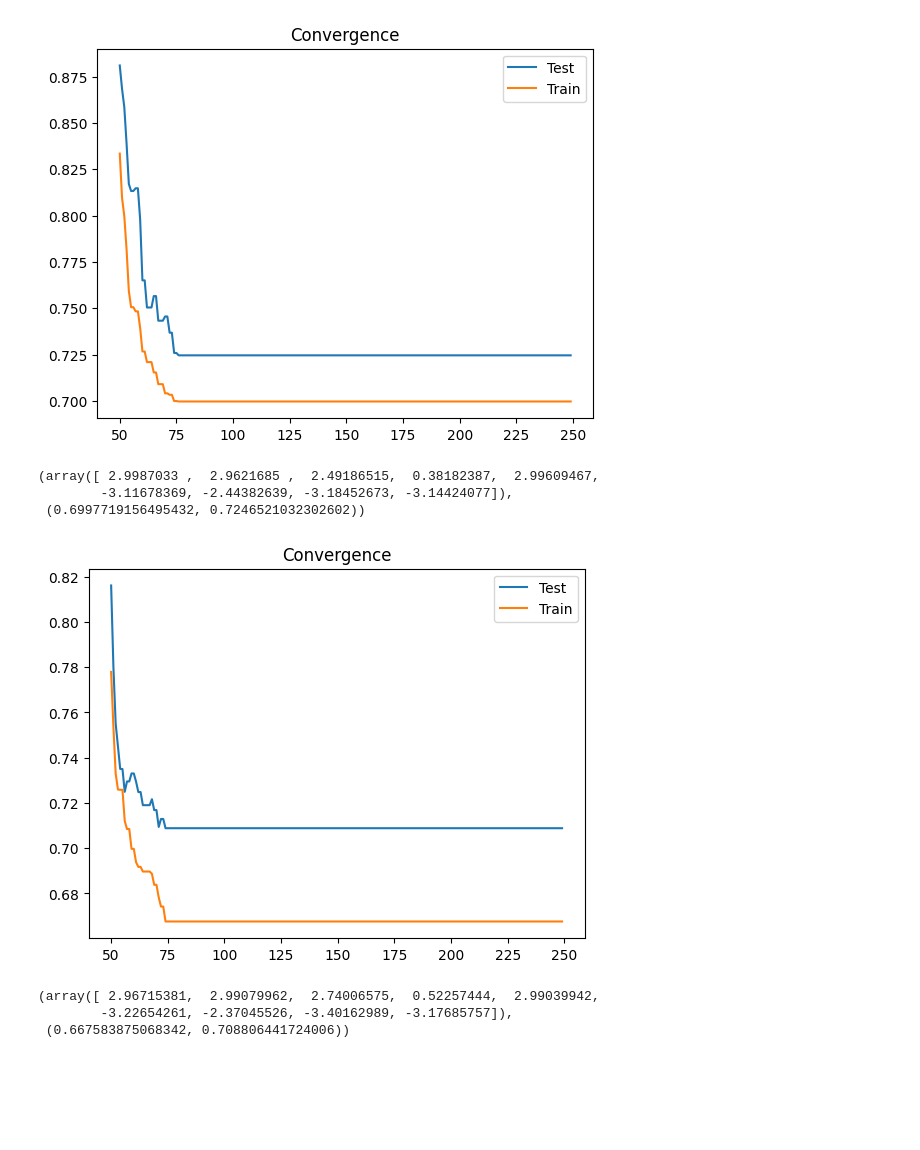
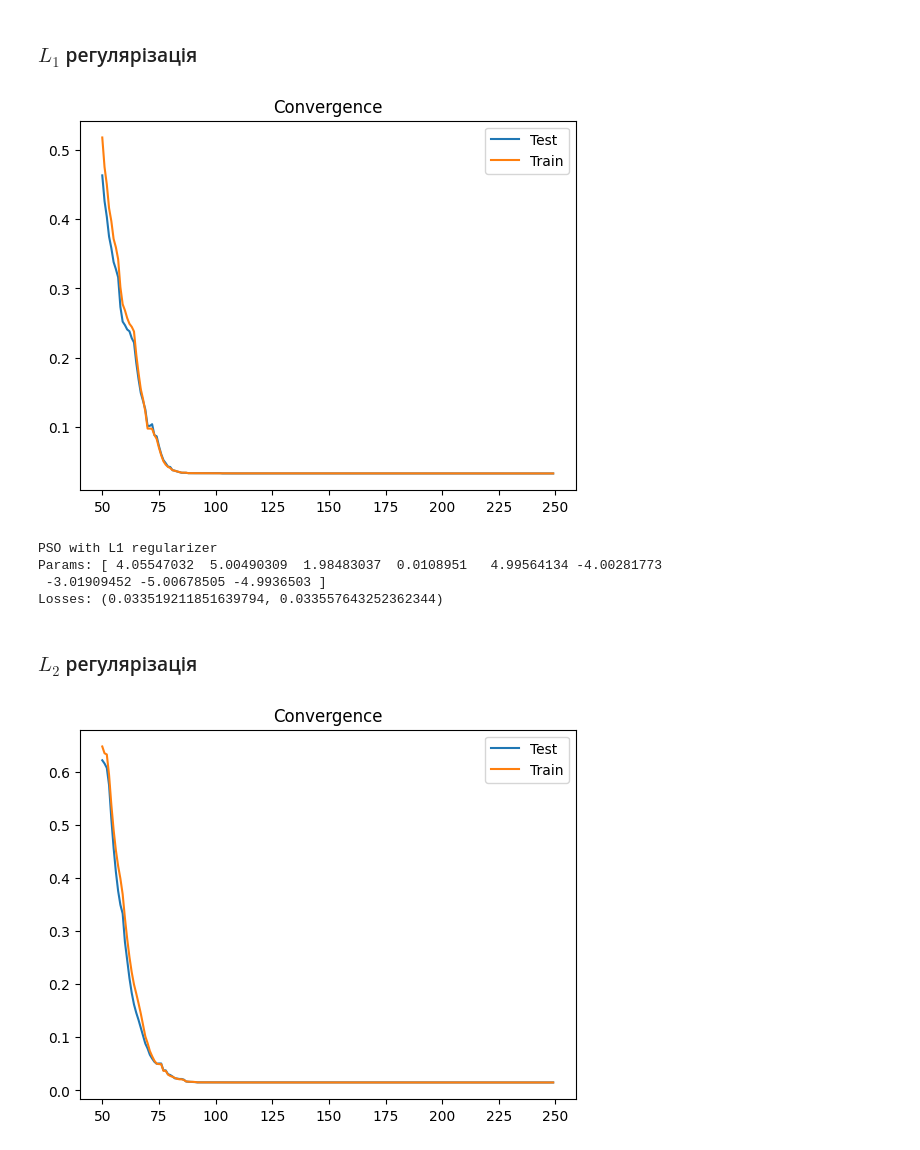
Before and after one commit to Aznatdor/Swarm-Intelligence, a Jupyter notebook: Lab 7/lab_7.ipynb, the cells around one changed output. Saved outputs shown, nothing was run; the diff lists cells and outputs as text; code cells hidden in the pictures; blank space fills up the shorter version.

```diff
--- a/Lab 7/lab_7.ipynb
+++ b/Lab 7/lab_7.ipynb
@@ -340,4 +31,4 @@ def linear_function(x, params):
 # %%
 X, y = load_data(1)
 # %%
-test_model = Model(X, y, linear_function)
+regression_model = model.Model(X, y, linear_function)
@@ -352,16 +71,27 @@ pso_none.main_loop(test_model, 250, verbose=False, gif_name="PSO_none")
+# %% [markdown]
+### $L_1$ регулярізація
 # %%
-pso_l1 = PSO(250, X.shape[1] + 1, 1, 3, np.array([[-3, 3]]), -0.1, 0.1)
-pso_l1.main_loop(test_model, 250, verbose=False, gif_name="PSO_l1", regularizer="L1", l1=1e-4)
+pso_l1 = opt.PSO(250, X.shape[1] + 1, 1, 3, np.array([[-6, 6]]), -0.1, 0.1)
+pso_params_l1, pso_losses_l1 = pso_l1.main_loop(regression_model, 250, verbose=False, gif_name="Gifs\PSO_l1", regularizer="L1", l1=1e-3)
 # %% [output]
-[figure, old version]
+[figure, new version]
-(array([ 2.9987033 ,  2.9621685 ,  2.49186515,  0.38182387,  2.99609467,
-        -3.11678369, -2.44382639, -3.18452673, -3.14424077]),
- (0.6997719156495432, 0.7246521032302602))
+# %%
+print(
+"""
+PSO with L1 regularizer
+Params: {0}
+Losses: {1}
+""".format(pso_params_l1, pso_losses_l1)
+)
+# %% [output]
+PSO with L1 regularizer
+Params: [ 4.05547032  5.00490309  1.98483037  0.0108951   4.99564134 -4.00281773
+ -3.01909452 -5.00678505 -4.9936503 ]
+Losses: (0.033519211851639794, 0.033557643252362344)
+# %% [markdown]
+### $L_2$ регулярізація
 # %%
-pso_l1 = PSO(250, X.shape[1] + 1, 1, 3, np.array([[-3, 3]]), -0.1, 0.1)
-pso_l1.main_loop(test_model, 250, verbose=False, gif_name="PSO_l2", regularizer="L2", l2=1e-4)
+pso_l2 = opt.PSO(250, X.shape[1] + 1, 1, 3, np.array([[-6, 6]]), -0.1, 0.1)
+pso_params_l2, pso_losses_l2 = pso_l2.main_loop(regression_model, 250, verbose=False, gif_name="Gifs\PSO_l2", regularizer="L2", l2=1e-4)
 # %% [output]
-[figure, old version]
+[figure, new version]
-(array([ 2.96715381,  2.99079962,  2.74006575,  0.52257444,  2.99039942,
-        -3.22654261, -2.37045526, -3.40162989, -3.17685757]),
- (0.667583875068342, 0.708806441724006))
```
Also changed, not shown: parts of 41 cells of this notebook.
